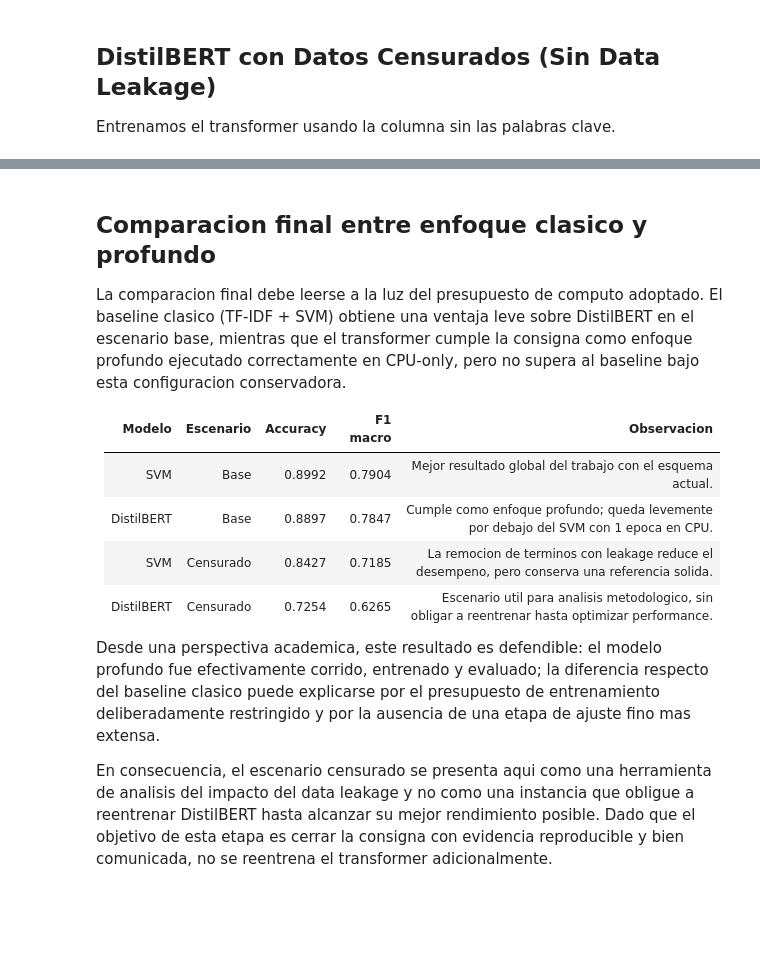
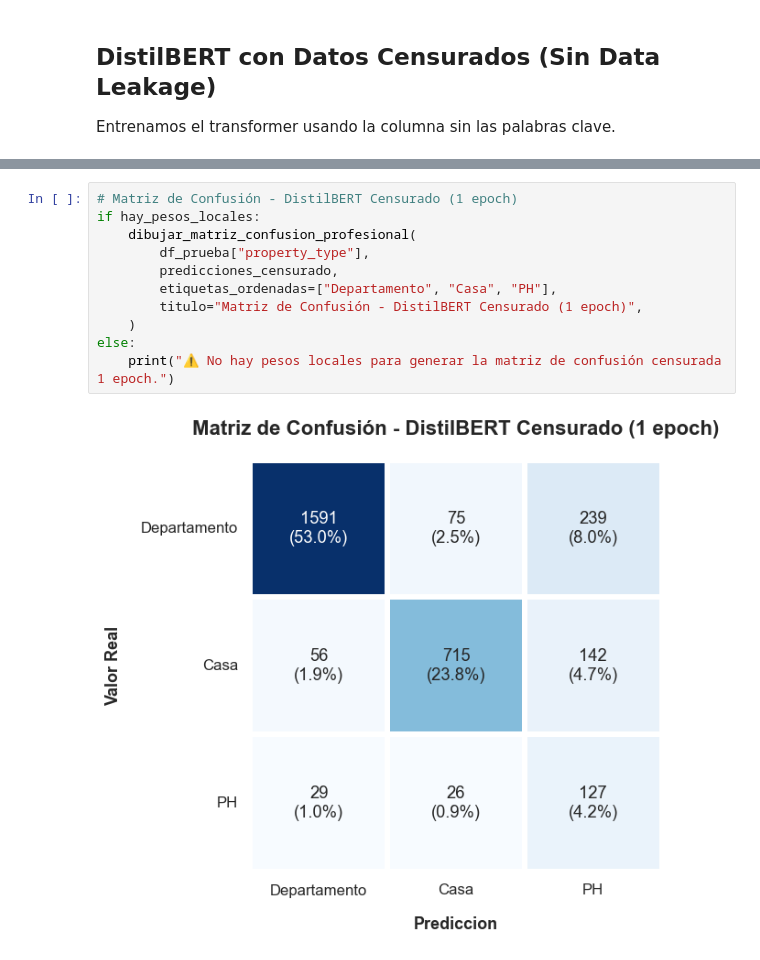
Before and after one commit to Fede0808/nlp_trabajo_final, a Jupyter notebook: notebooks/02_fase_4_transformer_cpu.ipynb, the cells around one changed output, grey strips where cells are left out. Cells and saved outputs as stored; diff of their text form; blank space fills up the shorter version.

```diff
--- a/notebooks/02_fase_4_transformer_cpu.ipynb
+++ b/notebooks/02_fase_4_transformer_cpu.ipynb
@@ -271,15 +288,13 @@ weighted avg     0.9106    0.7254    0.7904      6428
-# %% [markdown]
-## Comparacion final entre enfoque clasico y profundo
-
-La comparacion final debe leerse a la luz del presupuesto de computo adoptado. El baseline clasico (TF-IDF + SVM) obtiene una ventaja leve sobre DistilBERT en el escenario base, mientras que el transformer cumple la consigna como enfoque profundo ejecutado correctamente en CPU-only, pero no supera al baseline bajo esta configuracion conservadora.
-
-| Modelo | Escenario | Accuracy | F1 macro | Observacion |
-|---|---|---:|---:|---|
-| SVM | Base | 0.8992 | 0.7904 | Mejor resultado global del trabajo con el esquema actual. |
-| DistilBERT | Base | 0.8897 | 0.7847 | Cumple como enfoque profundo; queda levemente por debajo del SVM con 1 epoca en CPU. |
-| SVM | Censurado | 0.8427 | 0.7185 | La remocion de terminos con leakage reduce el desempeno, pero conserva una referencia solida. |
-| DistilBERT | Censurado | 0.7254 | 0.6265 | Escenario util para analisis metodologico, sin obligar a reentrenar hasta optimizar performance. |
-
-Desde una perspectiva academica, este resultado es defendible: el modelo profundo fue efectivamente corrido, entrenado y evaluado; la diferencia respecto del baseline clasico puede explicarse por el presupuesto de entrenamiento deliberadamente restringido y por la ausencia de una etapa de ajuste fino mas extensa.
-
-En consecuencia, el escenario censurado se presenta aqui como una herramienta de analisis del impacto del data leakage y no como una instancia que obligue a reentrenar DistilBERT hasta alcanzar su mejor rendimiento posible. Dado que el objetivo de esta etapa es cerrar la consigna con evidencia reproducible y bien comunicada, no se reentrena el transformer adicionalmente.
+# %%
+# Matriz de Confusión - DistilBERT Censurado (1 epoch)
+if hay_pesos_locales:
+    dibujar_matriz_confusion_profesional(
+        df_prueba["property_type"],
+        predicciones_censurado,
+        etiquetas_ordenadas=["Departamento", "Casa", "PH"],
+        titulo="Matriz de Confusión - DistilBERT Censurado (1 epoch)",
+    )
+else:
+    print("⚠️ No hay pesos locales para generar la matriz de confusión censurada 1 epoch.")
+# %% [output]
+[figure, added]
```
Also changed, not shown: parts of 7 cells of this notebook, 16 other files.
